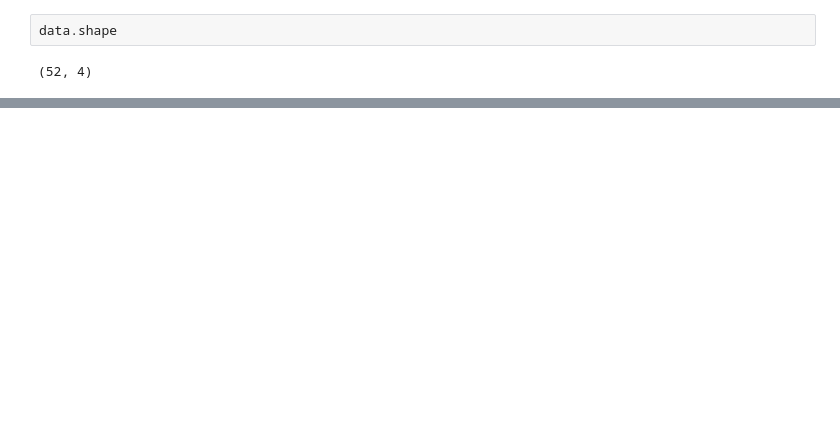
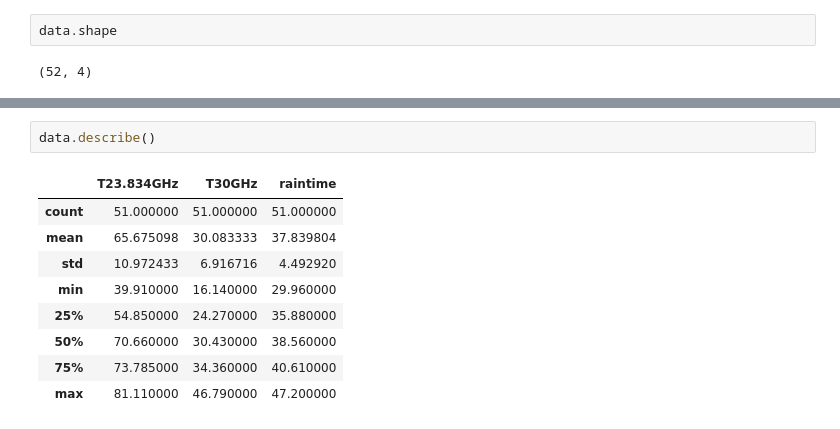
Before and after one commit to rajsahu2004/Radiometric-Method-Project, a Jupyter notebook: code.ipynb, the cells around one changed output, grey strips where cells are left out. Drawn from its saved outputs; the diff is of its cells as text; blank space fills up the shorter version.

```diff
--- a/code.ipynb
+++ b/code.ipynb
@@ -34,0 +70,12 @@ AttributeError: 'float' object has no attribute 'split'
+# %%
+data.describe()
+# %% [output]
+|  | T23.834GHz | T30GHz | raintime |
+| count | 51.000000 | 51.000000 | 51.000000 |
+| mean | 65.675098 | 30.083333 | 37.839804 |
+| std | 10.972433 | 6.916716 | 4.492920 |
+| min | 39.910000 | 16.140000 | 29.960000 |
+| 25% | 54.850000 | 24.270000 | 35.880000 |
+| 50% | 70.660000 | 30.430000 | 38.560000 |
+| 75% | 73.785000 | 34.360000 | 40.610000 |
+| max | 81.110000 | 46.790000 | 47.200000 |
```
Also changed, not shown: parts of 11 cells of this notebook, 1 other file.
